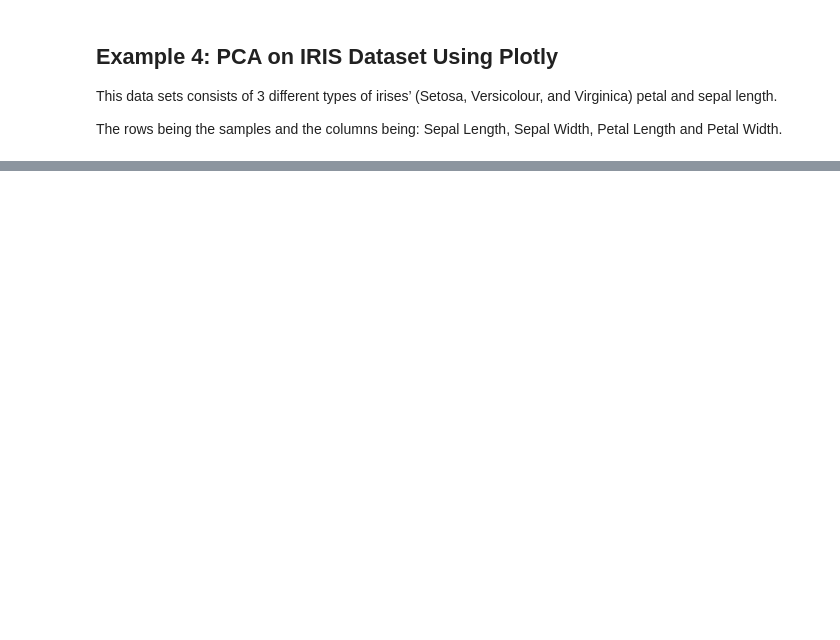
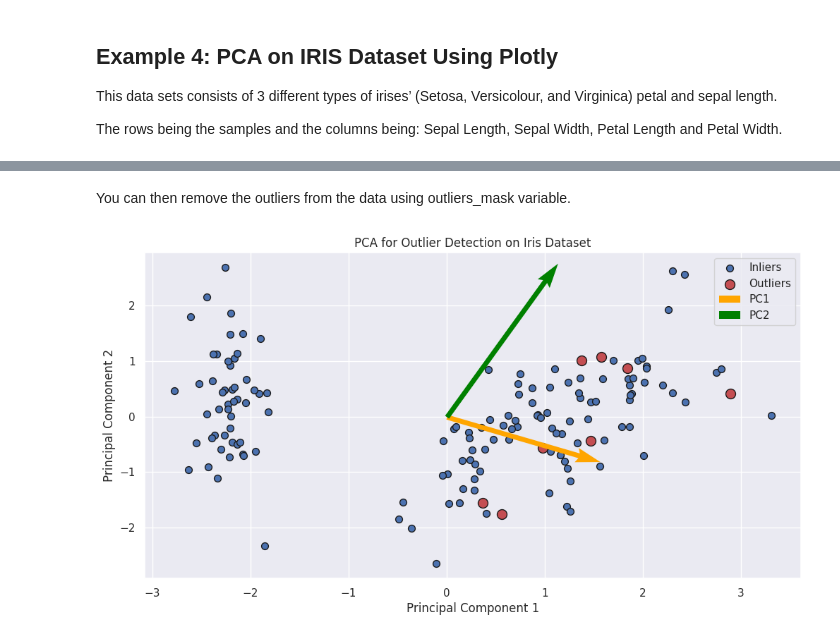
Before and after one commit to kelixirr/AI-Projects, a Jupyter notebook: pca-examples-implementation-using-numpy-sklearn.ipynb, the cells around one changed output, grey strips where cells are left out. Drawn from its saved outputs; the diff is of its cells as text; code cells hidden in the pictures; blank space fills up the shorter version.

```diff
--- a/pca-examples-implementation-using-numpy-sklearn.ipynb
+++ b/pca-examples-implementation-using-numpy-sklearn.ipynb
@@ -586,0 +634,48 @@ px.area(
+# %% [markdown]
+You can then remove the outliers from the data using outliers_mask variable.
+# %%
+from sklearn.datasets import load_iris
+from sklearn.preprocessing import StandardScaler
+
+# Load the Iris dataset
+iris = load_iris()
+X = iris.data
+
+# Standardize the data before applying PCA
+scaler = StandardScaler()
+X_standardized = scaler.fit_transform(X)
+
+# Apply PCA
+pca = PCA(n_components=2)
+X_pca = pca.fit_transform(X_standardized)
+
+# Calculate reconstruction errors (squared Mahalanobis distances)
+reconstruction_errors = np.sum((X_standardized - pca.inverse_transform(X_pca))**2, axis=1)
+
+# Set a threshold for detecting outliers (adjust as needed)
+threshold = np.percentile(reconstruction_errors, 95)
+
+# Plot the data and outliers
+plt.figure(figsize=(12, 6))
+
+# Plot the data points
+plt.scatter(X_pca[:, 0], X_pca[:, 1], c='b', marker='o', edgecolors='k', s=50, label='Inliers')
+
+# Highlight the outliers
+outliers_mask = reconstruction_errors > threshold
+plt.scatter(X_pca[outliers_mask, 0], X_pca[outliers_mask, 1], c='r', marker='o', edgecolors='k', s=100, label='Outliers')
+
+# Plot the principal components (eigenvectors)
+origin = [0, 0]
+
+# Fix the unpacking of components into separate arguments
+plt.quiver(*origin, components[0, 0], components[1, 0], color='orange', scale=1, scale_units='xy', angles='xy', label='PC1')
+plt.quiver(*origin, components[0, 1], components[1, 1], color='green', scale=1, scale_units='xy', angles='xy', label='PC2')
+
+plt.title('PCA for Outlier Detection on Iris Dataset')
+plt.xlabel('Principal Component 1')
+plt.ylabel('Principal Component 2')
+plt.legend()
+plt.show()
+# %% [output]
+[figure, added]
```
Also changed, not shown: parts of 3 cells of this notebook.
